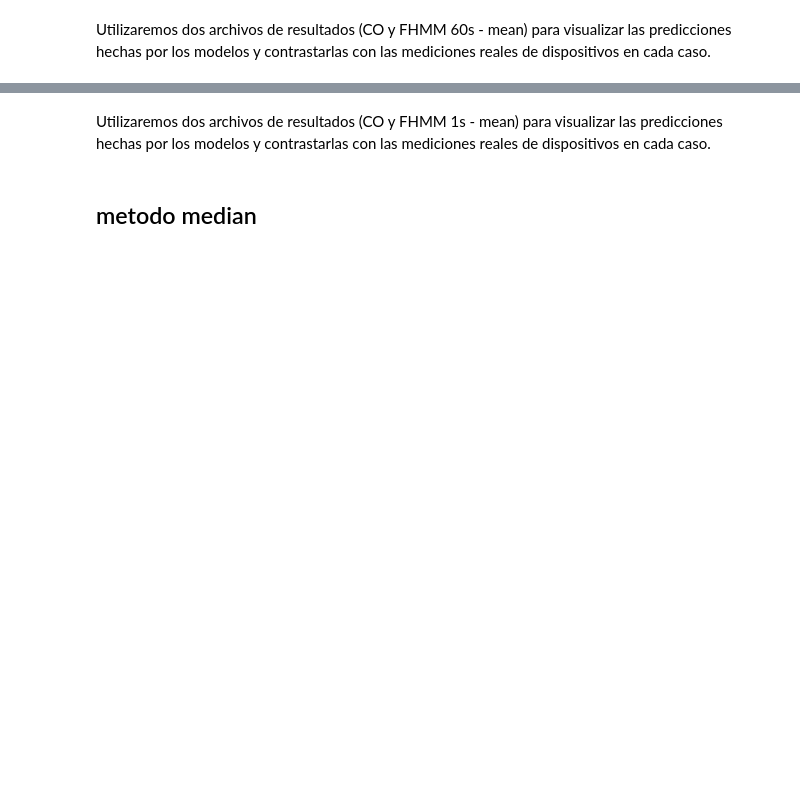
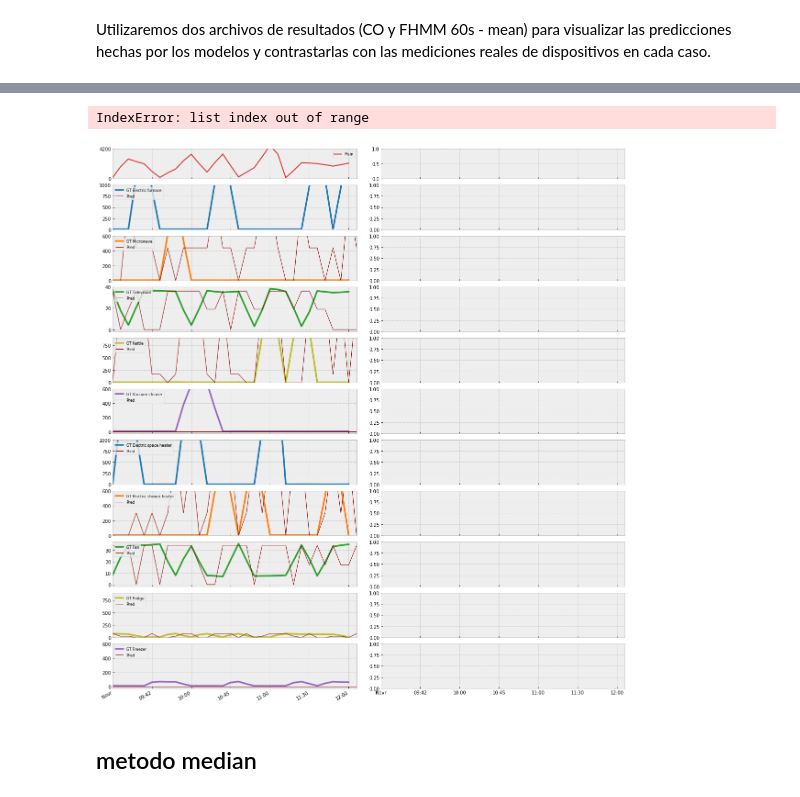
Before and after one commit to crn565/ozm10_appliances_transitorios, a Jupyter notebook: 6.- VALIDACION.ipynb, the cells around one changed output, grey strips where cells are left out. Drawn from its saved outputs; the diff is of its cells as text; code cells hidden in the pictures; blank space fills up the shorter version.

```diff
--- a/6.- VALIDACION.ipynb
+++ b/6.- VALIDACION.ipynb
@@ -355,35 +471,36 @@ Utilizaremos dos archivos de resultados (CO y FHMM 30s - mean) para visualizar l
 # %%
-#resultados de predicción modelo CO 30s
-CO_30s_first=DataSet(data_dir+'NILM/Results/CO_30s_mean_pred.h5')
+#resultados de predicción modelo CO 60s
+CO_30s_first=DataSet(data_dir+'NILM/Results/CO_60s_mean_pred.h5')
 elec_CO_30s_first=CO_30s_first.buildings[1].elec
+
 #resultados de predicción modelo FHMM 30s
-FHMM_30s_first=DataSet(data_dir+'NILM/Results/FHMM_30s_mean_pred.h5')
-elec_FHMM_30s_first= FHMM_30s_first.buildings[1].elec
+#FHMM_30s_first=DataSet(data_dir+'NILM/Results/FHMM_60s_mean_pred.h5')
+#elec_FHMM_30s_first= FHMM_30s_first.buildings[1].elec
 
 #Carga de datos de predicciones y GT en memoria
-gt=valid_elec.dataframe_of_meters(ac_type='active', sample_period=30, resample_kwargs={'how':'mean'})
+gt=valid_elec.dataframe_of_meters(ac_type='active', sample_period=60, resample_kwargs={'how':'mean'})
 gt.columns=list(Meters.values())
 pred_CO=elec_CO_30s_first.dataframe_of_meters(ac_type='active')
 pred_CO.columns=[list(Meters.values())[0]]+list(Meters.values())[1:11]
 
-pred_FHMM=elec_FHMM_30s_first.dataframe_of_meters(ac_type='active')
-pred_FHMM.columns=[list(Meters.values())[0]]+list(Meters.values())[1:11]
+#pred_FHMM=elec_FHMM_30s_first.dataframe_of_meters(ac_type='active')
+#pred_FHMM.columns=[list(Meters.values())[0]]+list(Meters.values())[1:11]
+
 
 
 #graficos
 rcParams['figure.figsize'] = (20, 24)
 fig, ((ax_a,ax_b),(ax1,ax12),(ax2,ax13),(ax3,ax14), (ax4,ax15),(ax5,ax16),(ax6,ax17),(ax7,ax18),(ax8,ax19), (ax9,ax20),(ax10,ax21)) = plt.subplots(11, 2, sharex=True, gridspec_kw={'hspace': 0.14,'wspace': 0.1,
                                                                                        'height_ratios':[2,3,3,3,3,3,3,3,3,3,3]})
-
 t='30s'; m1='_CO'; m2='_FHMM'; f=8
 
-pred=[pred_CO, pred_FHMM]
-ax=[[ax_a,ax1,ax2,ax3,ax4,ax5,ax6,ax7,ax8,ax9,ax10],[ax_b,ax12,ax13,ax14,ax15,ax16,ax17,ax18,ax19,ax20,ax21]]
+pred=[pred_CO] #, pred_FHMM]
+ax=[[ax_a,ax1,ax2,ax3,ax4,ax5,ax6,ax7,ax8,ax9,ax10]] #,[ax_b,ax12,ax13,ax14,ax15,ax16,ax17,ax18,ax19,ax20,ax21]]
 
 
 for i in range(2):
 
-    gt['main'].plot(ax=ax[i][0], color='tab:red',legend=False)
+    gt['Main'].plot(ax=ax[i][0], color='tab:red',legend=False)
     ax[i][0].legend(labels=['Main'], fontsize=f, loc='best', ncol=1)
     ax[i][0].set_ylim(0,4200)
     ax[i][0].set(yticks=[0,4200])
@@ -419,36 +536,37 @@ for i in range(2):
     pred[i]['Electric space heater'].plot(ax=ax[i][6], c='darkred', lw=1)
     ax[i][6].legend(labels=['GT Electric space heater','Pred'], fontsize=f, loc='upper left', ncol=1)
     ax[i][6].set_ylim(0,1000)
 
     gt['Electric shower heater'].plot(ax=ax[i][7], lw=3.5, c='tab:orange')
     pred[i]['Electric shower heater'].plot(ax=ax[i][7], c='darkred', lw=1)
     ax[i][7].legend(labels=['GT Electric shower heater','Pred'], fontsize=f, loc='upper left', ncol=1)
     ax[i][7].set_ylim(0,600)
 
     gt['Fan'].plot(ax=ax[i][8],lw=3.5, c='tab:green')
     pred[i]['Fan'].plot(ax=ax[i][8], c='darkred', lw=1)
     ax[i][8].legend(labels=['GT Fan','Pred'], fontsize=f, loc='upper left', ncol=1)
 
 
     gt['Fridge'].plot(ax=ax[i][9], lw=3.5, c='tab:olive')
     pred[i]['Fridge'].plot(ax=ax[i][9], c='darkred', lw=1)
     ax[i][9].legend(labels=['GT Fridge','Pred'], fontsize=f, loc='upper left', ncol=1)
     ax[i][9].set_ylim(0,900)
 
     gt['Freezer'].plot(ax=ax[i][10], lw=3.5, c='tab:purple')
     pred[i]['Freezer'].plot(ax=ax[i][10], c='darkred', lw=1)
     ax[i][10].legend(labels=['GT Freezer','Pred'], fontsize=f, loc='upper left', ncol=1)
     ax[i][10].set_ylim(-30,600)
 
 
     ax[i][10].minorticks_off()
-    ax[i][10].set_xticklabels(labels=['23-Novr','09:42','10:00','10:45','11:00','11:30','12:00','12:30','13:00'])
+    ax[i][10].set_xticklabels(labels=['Novr','09:42','10:00','10:45','11:00','11:30','12:00','12:30','13:00'])
 
 
 for a in ax[1]: a.set_yticklabels([])
-fig.text(0.22, 0.89,'GT vs Pred - CO - first [W]', fontsize=11)
-fig.text(0.62, 0.89,'GT vs Pred - FHMM - first [W]', fontsize=11)
-plt.savefig('./data/images/5.3_Plot_valid_30s.svg', bbox_inches='tight', transparent=True)
+fig.text(0.22, 0.89,'GT vs Pred - CO - mean [W]', fontsize=11)
+fig.text(0.62, 0.89,'GT vs Pred - FHMM - mean [W]', fontsize=11)
+plt.savefig('./data/images/5.3_Plot_valid_60s.svg', bbox_inches='tight', transparent=True)
 pass
+# %% [output]
+IndexError: list index out of range
+[figure, added]
-# %% [markdown]
-Utilizaremos dos archivos de resultados (CO y FHMM 1s - mean) para visualizar las predicciones hechas por los modelos y contrastarlas con las mediciones reales de dispositivos en cada caso.
```
Also changed, not shown: parts of 24 cells of this notebook, 8 other files.
